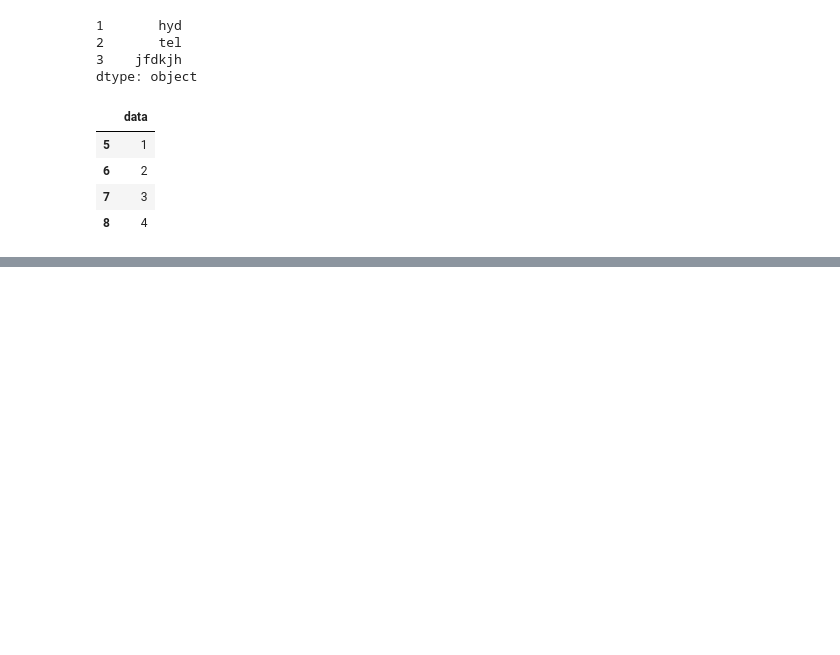
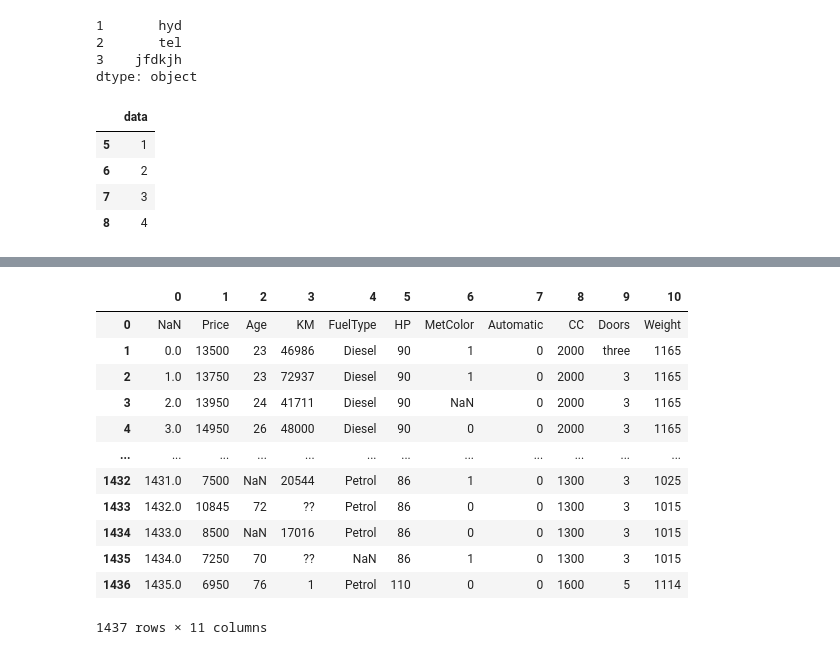
Before and after one commit to mannar-1/mannar-1, a Jupyter notebook: Untitled1.ipynb, the cells around one changed output, grey strips where cells are left out. Drawn from its saved outputs; the diff is of its cells as text; code cells hidden in the pictures; blank space fills up the shorter version.

```diff
--- a/Untitled1.ipynb
+++ b/Untitled1.ipynb
@@ -34,0 +119,18 @@ p
+# %%
+p=pd.read_csv("/content/Toyota.csv - Toyota.csv.csv",header=None)
+p
+#header=1 0ne row is becoming as name for columns
+# %% [output]
+|  | 0 | 1 | 2 | 3 | 4 | 5 | 6 | 7 | 8 | 9 | 10 |
+| 0 | NaN | Price | Age | KM | FuelType | HP | MetColor | Automatic | CC | Doors | Weight |
+| 1 | 0.0 | 13500 | 23 | 46986 | Diesel | 90 | 1 | 0 | 2000 | three | 1165 |
+| 2 | 1.0 | 13750 | 23 | 72937 | Diesel | 90 | 1 | 0 | 2000 | 3 | 1165 |
+| 3 | 2.0 | 13950 | 24 | 41711 | Diesel | 90 | NaN | 0 | 2000 | 3 | 1165 |
+| 4 | 3.0 | 14950 | 26 | 48000 | Diesel | 90 | 0 | 0 | 2000 | 3 | 1165 |
+| ... | ... | ... | ... | ... | ... | ... | ... | ... | ... | ... | ... |
+| 1432 | 1431.0 | 7500 | NaN | 20544 | Petrol | 86 | 1 | 0 | 1300 | 3 | 1025 |
+| 1433 | 1432.0 | 10845 | 72 | ?? | Petrol | 86 | 0 | 0 | 1300 | 3 | 1015 |
+| 1434 | 1433.0 | 8500 | NaN | 17016 | Petrol | 86 | 0 | 0 | 1300 | 3 | 1015 |
+| 1435 | 1434.0 | 7250 | 70 | ?? | NaN | 86 | 1 | 0 | 1300 | 3 | 1015 |
+| 1436 | 1435.0 | 6950 | 76 | 1 | Petrol | 110 | 0 | 0 | 1600 | 5 | 1114 |
+1437 rows × 11 columns
```
Also changed, not shown: parts of 22 cells of this notebook.
